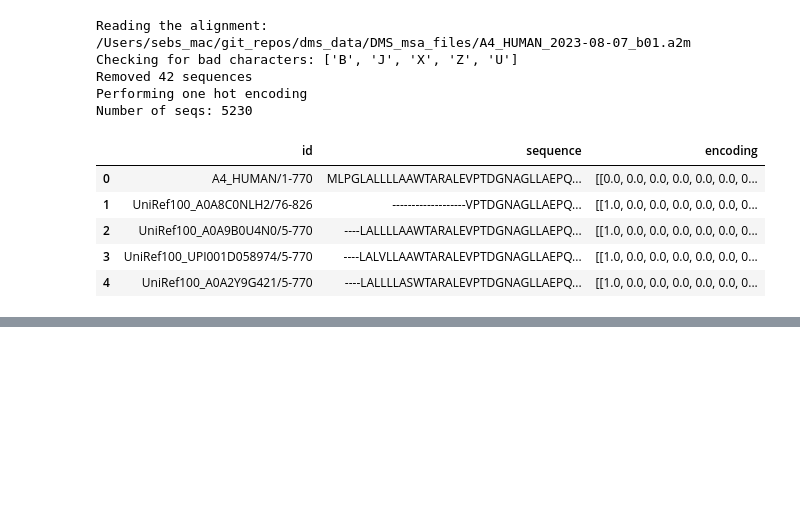
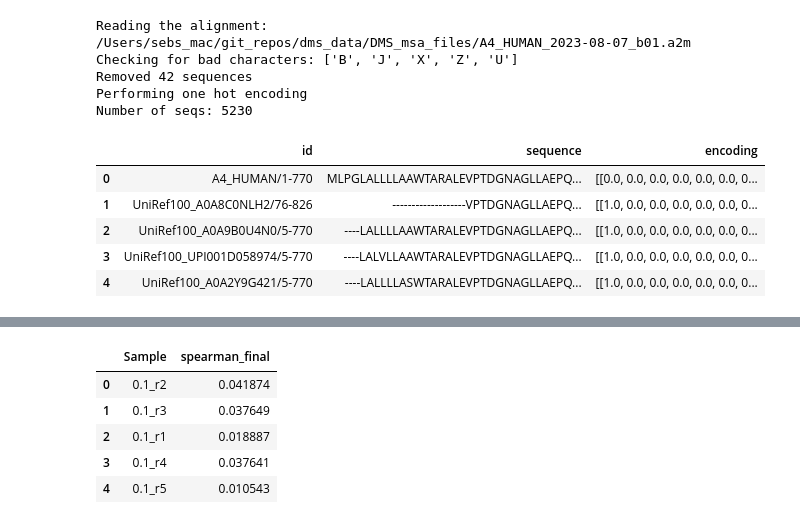
Before and after one commit to SebPorras/MAP_VAE, a Jupyter notebook: notebooks/entropy.ipynb, the cells around one changed output, grey strips where cells are left out. Saved outputs shown, nothing was run; the diff lists cells and outputs as text; code cells hidden in the pictures; blank space fills up the shorter version.

```diff
--- a/notebooks/entropy.ipynb
+++ b/notebooks/entropy.ipynb
@@ -159,0 +182,9 @@ st.write_fasta_file("A4_HUMAN.fasta", test)
+# %%
+point_1
+# %% [output]
+|  | Sample | spearman_final |
+| 0 | 0.1_r2 | 0.041874 |
+| 1 | 0.1_r3 | 0.037649 |
+| 2 | 0.1_r1 | 0.018887 |
+| 3 | 0.1_r4 | 0.037641 |
+| 4 | 0.1_r5 | 0.010543 |
```
Also changed, not shown: parts of 4 cells of this notebook, 41 other files.
